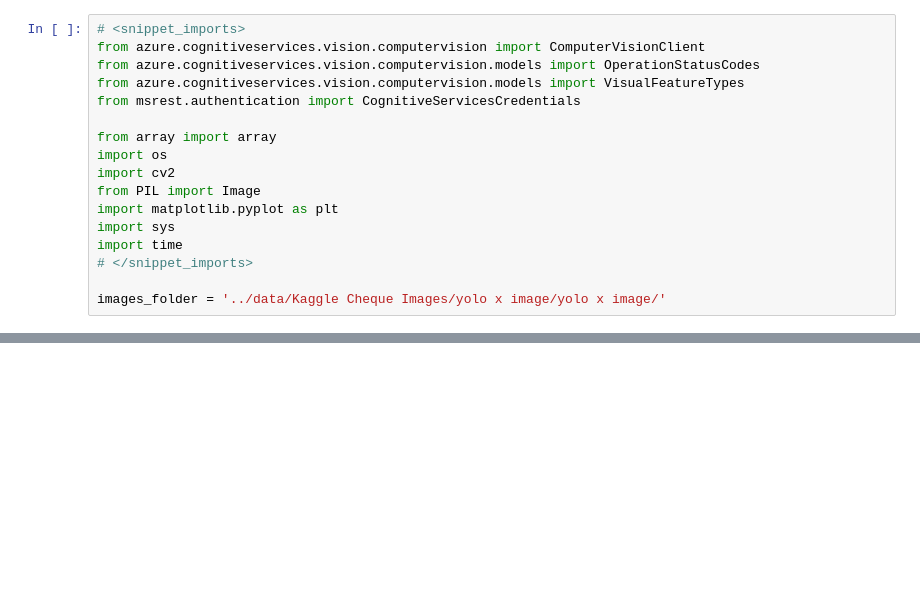
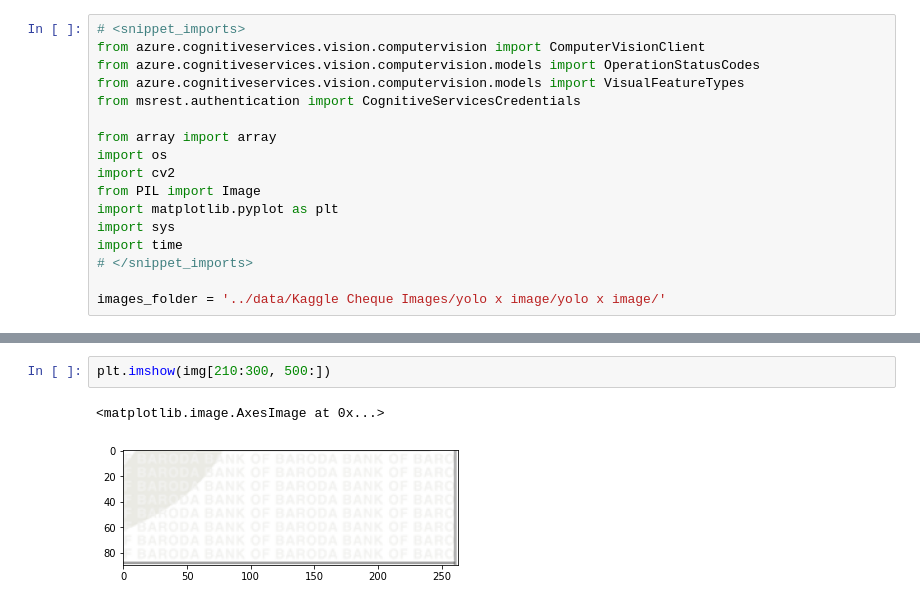
Before and after one commit to dikshabhambri/paycheck, a Jupyter notebook: source/notebooks/ocrmodel.ipynb, the cells around one changed output, grey strips where cells are left out. Cells and saved outputs as stored; diff of their text form; blank space fills up the shorter version.

```diff
--- a/source/notebooks/ocrmodel.ipynb
+++ b/source/notebooks/ocrmodel.ipynb
@@ -17,0 +57,5 @@ images_folder = '../data/Kaggle Cheque Images/yolo x image/yolo x image/'
+# %%
+plt.imshow(img[210:300, 500:])
+# %% [output]
+<matplotlib.image.AxesImage at 0x...>
+[figure, added]
```
Also changed, not shown: parts of 4 cells of this notebook, 2 other files.
